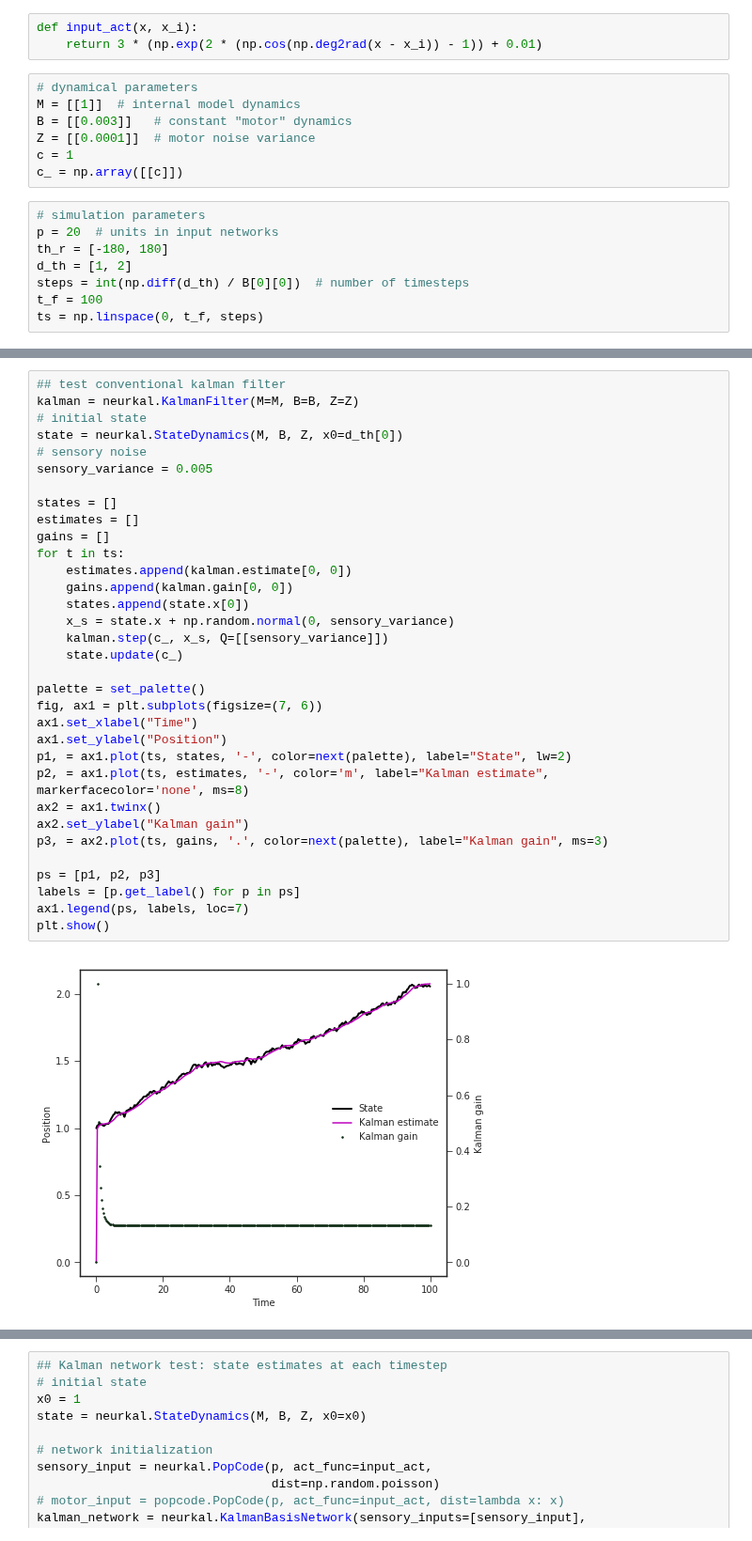
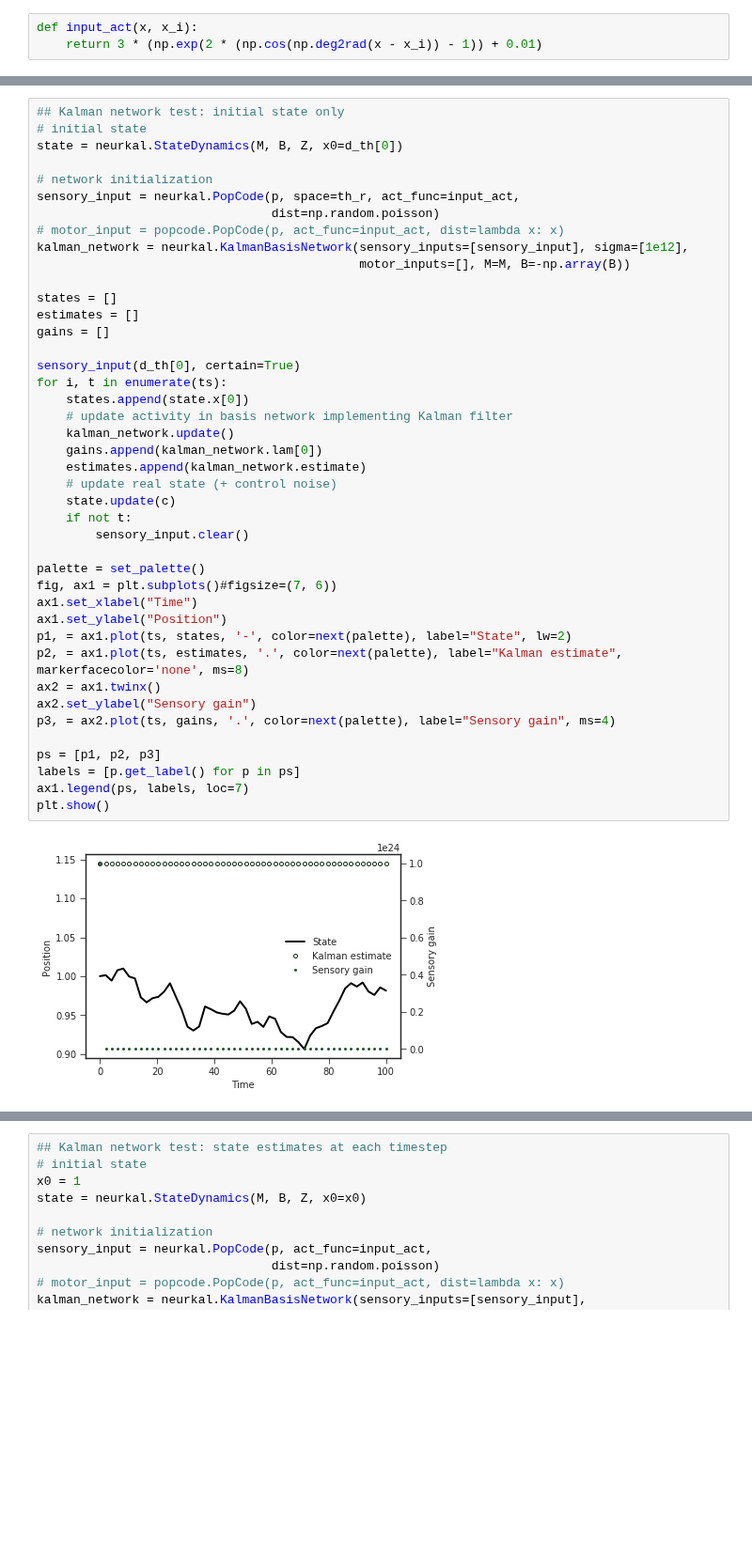
Before and after one commit to mlprt/neurkal, a Jupyter notebook: 1d_tracking.ipynb, the cells around one changed output, grey strips where cells are left out. Shown at 94% size. Saved outputs shown, nothing was run; the diff lists cells and outputs as text; blank space fills up the shorter version.

Commit message:
Still trying to fix the basis network. Fixed the form of the analytical derivative of the tuning curve.

```diff
--- a/1d_tracking.ipynb
+++ b/1d_tracking.ipynb
@@ -25,18 +75,3 @@ set_palette = lambda: itertools.cycle(sns.cubehelix_palette(8, start=2, rot=0, d
 # %%
 def input_act(x, x_i):
     return 3 * (np.exp(2 * (np.cos(np.deg2rad(x - x_i)) - 1)) + 0.01)
-# %%
-# dynamical parameters
-M = [[1]]  # internal model dynamics
-B = [[0.003]]   # constant "motor" dynamics
-Z = [[0.0001]]  # motor noise variance
-c = 1
-c_ = np.array([[c]])
-# %%
-# simulation parameters
-p = 20  # units in input networks
-th_r = [-180, 180]
-d_th = [1, 2]
-steps = int(np.diff(d_th) / B[0][0])  # number of timesteps
-t_f = 100
-ts = np.linspace(0, t_f, steps)
@@ -43,35 +146,44 @@ ts = np.linspace(0, t_f, steps)
 # %%
-## test conventional kalman filter
-kalman = neurkal.KalmanFilter(M=M, B=B, Z=Z)
+## Kalman network test: initial state only
 # initial state
 state = neurkal.StateDynamics(M, B, Z, x0=d_th[0])
-# sensory noise
-sensory_variance = 0.005
+
+# network initialization
+sensory_input = neurkal.PopCode(p, space=th_r, act_func=input_act,
+                                dist=np.random.poisson)
+# motor_input = popcode.PopCode(p, act_func=input_act, dist=lambda x: x)
+kalman_network = neurkal.KalmanBasisNetwork(sensory_inputs=[sensory_input], sigma=[1e12],
+                                            motor_inputs=[], M=M, B=-np.array(B))
 
 states = []
 estimates = []
 gains = []
-for t in ts:
-    estimates.append(kalman.estimate[0, 0])
-    gains.append(kalman.gain[0, 0])
+
+sensory_input(d_th[0], certain=True)
+for i, t in enumerate(ts):
     states.append(state.x[0])
-    x_s = state.x + np.random.normal(0, sensory_variance)
-    kalman.step(c_, x_s, Q=[[sensory_variance]])
-    state.update(c_)
+    # update activity in basis network implementing Kalman filter
+    kalman_network.update()
+    gains.append(kalman_network.lam[0])
+    estimates.append(kalman_network.estimate)
+    # update real state (+ control noise)
+    state.update(c)
+    if not t:
+        sensory_input.clear()
 
 palette = set_palette()
-fig, ax1 = plt.subplots(figsize=(7, 6))
+fig, ax1 = plt.subplots()#figsize=(7, 6))
 ax1.set_xlabel("Time")
 ax1.set_ylabel("Position")
 p1, = ax1.plot(ts, states, '-', color=next(palette), label="State", lw=2)
-p2, = ax1.plot(ts, estimates, '-', color='m', label="Kalman estimate", markerfacecolor='none', ms=8)
+p2, = ax1.plot(ts, estimates, '.', color=next(palette), label="Kalman estimate", markerfacecolor='none', ms=8)
 ax2 = ax1.twinx()
-ax2.set_ylabel("Kalman gain")
-p3, = ax2.plot(ts, gains, '.', color=next(palette), label="Kalman gain", ms=3)
+ax2.set_ylabel("Sensory gain")
+p3, = ax2.plot(ts, gains, '.', color=next(palette), label="Sensory gain", ms=4)
 
 ps = [p1, p2, p3]
 labels = [p.get_label() for p in ps]
 ax1.legend(ps, labels, loc=7)
 plt.show()
 # %% [output]
-[figure, old version]
+[figure, new version]
```
Also changed, not shown: parts of 10 cells of this notebook, 3 other files.
